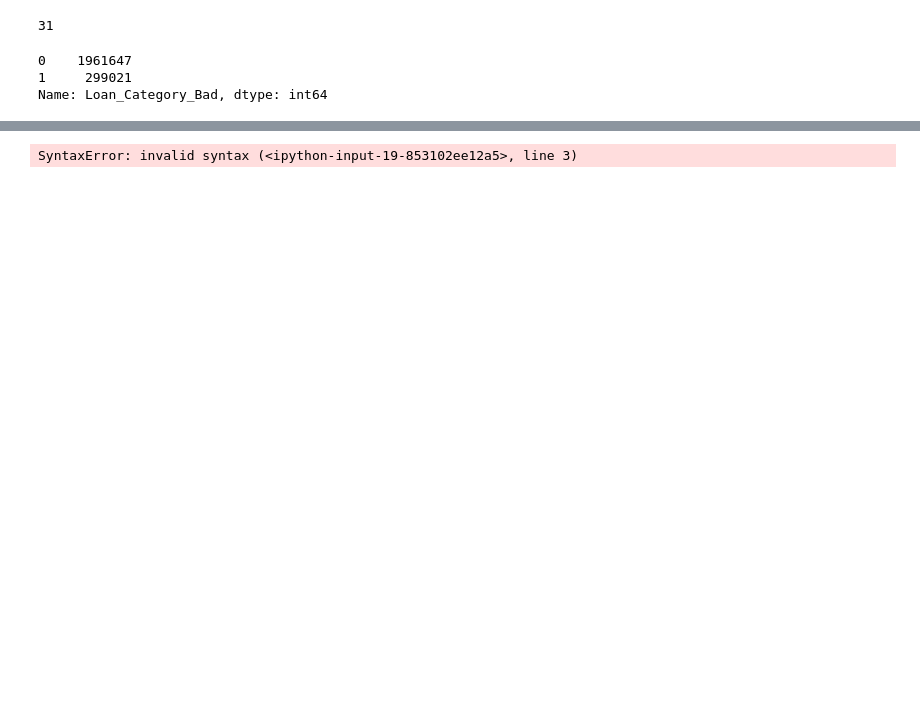
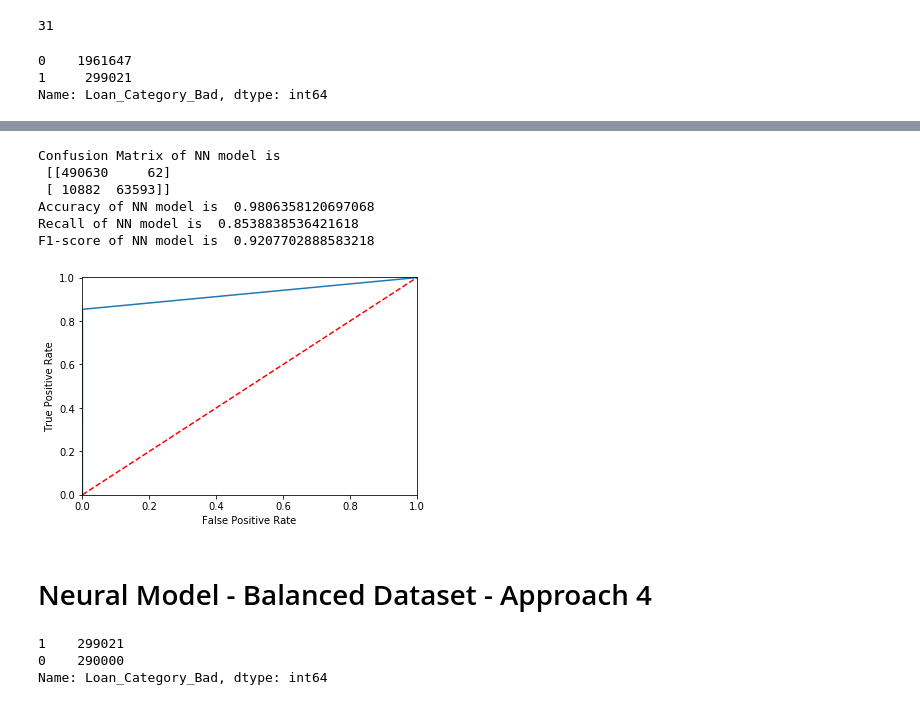
Before and after one commit to circe201/lending_club_loan_data_analysis, a Jupyter notebook: 4_training.ipynb, the cells around one changed output, grey strips where cells are left out. Saved outputs shown, nothing was run; the diff lists cells and outputs as text; code cells hidden in the pictures; blank space fills up the shorter version.

```diff
--- a/4_training.ipynb
+++ b/4_training.ipynb
@@ -128,16 +170,12 @@ y_list = np.array(y)
 # %%
 trainX_nn, testX_nn, trainY_nn, testY_nn = train_test_split(X_list,y_list)
 # %%
-from keras.models import Sequential
-from keras.layers import Dense
-
-model = Sequential()
-#model.add(Dense(1000, activation='relu'))
-model.add(Dense(800, activation='relu'))
-model.add(Dense(600, activation='relu'))
-model.add(Dense(1, activation='sigmoid'))
+model = tf.keras.models.Sequential()
+model.add(tf.keras.layers.Dense(200, activation='relu'))
+model.add(tf.keras.layers.Dense(150, activation='relu'))
+model.add(tf.keras.layers.Dense(1, activation='sigmoid'))
 
 model.compile(optimizer='adam', loss='binary_crossentropy', metrics=['accuracy'])
-model.fit (trainX_nn,trainY_nn, epochs=20, batch_size=128, validation_split=0.3)
+history = model.fit (trainX_nn,trainY_nn, epochs=20, batch_size=32, validation_split=0.3)
 model.summary()
 # %% [output]
@@ -162,9 +201,49 @@ KeyboardInterrupt:
+# %%
+predictedY_nn_argmaxed = []
+for p in predictedY_nn:
+    if p>.5 :
+        p = 1
+    else :
+        p =0
+    predictedY_nn_argmaxed.append(p)
 # %%
-predictedY_nn = model.predict(testX_nn)
-
-print ('Confusion Matrix of NN model is 'confusion_matrix(testY_nn, predictedY_nn))
-print ('Accuracy of NN model is 'accuracy_score(testY_nn, predictedY_nn))
-print ('Recall of NN model is 'recall_score(testY_nn, predictedY_nn))
-print ('F1-score of NN model is 'f1_score(testY_nn, predictedY_nn))
+print ('Confusion Matrix of NN model is \n',confusion_matrix(testY_nn, predictedY_nn_argmaxed))
+print ('Accuracy of NN model is ',accuracy_score(testY_nn, predictedY_nn_argmaxed))
+print ('Recall of NN model is ',recall_score(testY_nn, predictedY_nn_argmaxed))
+print ('F1-score of NN model is ',f1_score(testY_nn, predictedY_nn_argmaxed))
 # %% [output]
-SyntaxError: invalid syntax (<ipython-input-19-853102ee12a5>, line 3)
+Confusion Matrix of NN model is
+ [[490630     62]
+ [ 10882  63593]]
+Accuracy of NN model is  0.9806358120697068
+Recall of NN model is  0.8538838536421618
+F1-score of NN model is  0.9207702888583218
+# %%
+fpr_nn, tpr_nn, threshold_nn = roc_curve(testY_nn, predictedY_nn_argmaxed)
+show_roc_curve(fpr_nn, tpr_nn)
+# %% [output]
+[figure, added]
+# %% [markdown]
+# Neural Model - Balanced Dataset - Approach 4
+# %%
+import tensorflow as tf
+
+#Convert X,y dataframes to np.array
+
+data_good_loans = data.loc[data['Loan_Category_Bad']==0]
+data_bad_loans = data.loc[data['Loan_Category_Bad']==1]
+data_good_loans = data_good_loans.iloc[0:290000]
+
+data_final = pd.concat([data_good_loans, data_bad_loans])
+
+y = data_final['Loan_Category_Bad']
+X = data_final.drop(['Loan_Category_Bad'],axis=1)
+
+print (y.value_counts())
+
+X_list = X.values
+y_list = np.array(y)
+# %% [output]
+1    299021
+0    290000
+Name: Loan_Category_Bad, dtype: int64
```
Also changed, not shown: parts of 29 cells of this notebook.
